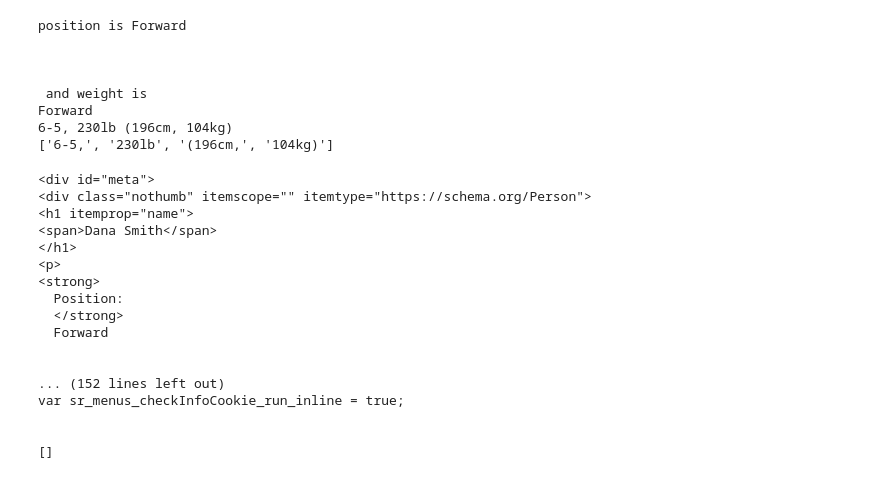
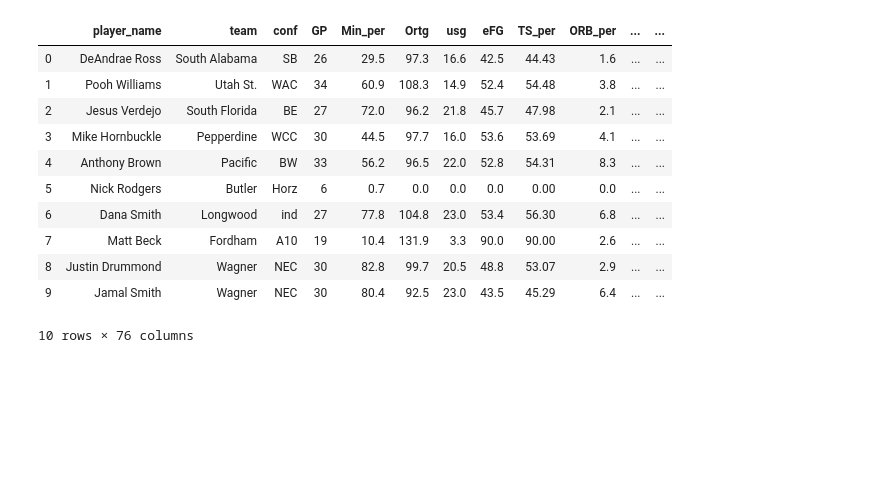
Before and after one commit to AvondreHenderson/DataBootcamp_Project4, a Jupyter notebook: code/scrape_height_weight.ipynb, the cells around one changed output. Drawn from its saved outputs; the diff is of its cells as text; code cells hidden in the pictures; blank space fills up the shorter version.

Commit message:
Update scrape_height_weight.ipynb
Draft scrape code with row start and end

```diff
--- a/code/scrape_height_weight.ipynb
+++ b/code/scrape_height_weight.ipynb
@@ -64,51 +8,0 @@ print(new_ptags)
-# %%
-import re
-results = soup.find_all('div', id='meta')
-#print(results[0])
-strong = results[0].find('p')
-split_meta = strong.text.split(":")
-#for word in split_meta:
-#    print(word.strip())
-print("position is",split_meta[1].strip().split(" ")[0], "and weight is")
-meta2 = split_meta[1].strip().split("\n")
-print(meta2[0].strip())
-print(meta2[4].strip())
-meta3=meta2[4].strip().split(",")
-print(meta3)
-# %% [output]
-position is Forward
-
-
-
- and weight is
-Forward
-6-5, 230lb (196cm, 104kg)
-['6-5,', '230lb', '(196cm,', '104kg)']
-# %%
-
-for child in results[0].children:
-    print("-- children--")
-    print(child)
-print("-- strong--")
-print(strong)
-print(strong.text)
-spans = results[0].find_all('<span>')
-print(spans)
-# %% [output]
-<div id="meta">
-<div class="nothumb" itemscope="" itemtype="https://schema.org/Person">
-<h1 itemprop="name">
-<span>Dana Smith</span>
-</h1>
-<p>
-<strong>
-  Position:
-  </strong>
-  Forward
-
-
-... (152 lines left out)
-var sr_menus_checkInfoCookie_run_inline = true;
-
-
-[]
@@ -137,0 +9,17 @@ for result in results:
+# %%
+csv_path = "Group6_Project4_data.csv"
+bb_players_df = pd.read_csv(csv_path)
+bb_players_df.head(10)
+# %% [output]
+|  | player_name | team | conf | GP | Min_per | Ortg | usg | eFG | TS_per | ORB_per | ... | ... |
+| 0 | DeAndrae Ross | South Alabama | SB | 26 | 29.5 | 97.3 | 16.6 | 42.5 | 44.43 | 1.6 | ... | ... |
+| 1 | Pooh Williams | Utah St. | WAC | 34 | 60.9 | 108.3 | 14.9 | 52.4 | 54.48 | 3.8 | ... | ... |
+| 2 | Jesus Verdejo | South Florida | BE | 27 | 72.0 | 96.2 | 21.8 | 45.7 | 47.98 | 2.1 | ... | ... |
+| 3 | Mike Hornbuckle | Pepperdine | WCC | 30 | 44.5 | 97.7 | 16.0 | 53.6 | 53.69 | 4.1 | ... | ... |
+| 4 | Anthony Brown | Pacific | BW | 33 | 56.2 | 96.5 | 22.0 | 52.8 | 54.31 | 8.3 | ... | ... |
+| 5 | Nick Rodgers | Butler | Horz | 6 | 0.7 | 0.0 | 0.0 | 0.0 | 0.00 | 0.0 | ... | ... |
+| 6 | Dana Smith | Longwood | ind | 27 | 77.8 | 104.8 | 23.0 | 53.4 | 56.30 | 6.8 | ... | ... |
+| 7 | Matt Beck | Fordham | A10 | 19 | 10.4 | 131.9 | 3.3 | 90.0 | 90.00 | 2.6 | ... | ... |
+| 8 | Justin Drummond | Wagner | NEC | 30 | 82.8 | 99.7 | 20.5 | 48.8 | 53.07 | 2.9 | ... | ... |
+| 9 | Jamal Smith | Wagner | NEC | 30 | 80.4 | 92.5 | 23.0 | 43.5 | 45.29 | 6.4 | ... | ... |
+10 rows × 76 columns
```
Also changed, not shown: parts of 15 cells of this notebook.
